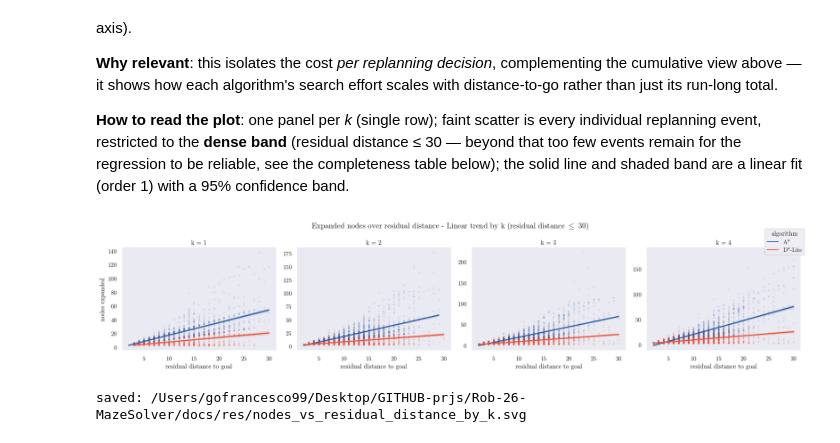
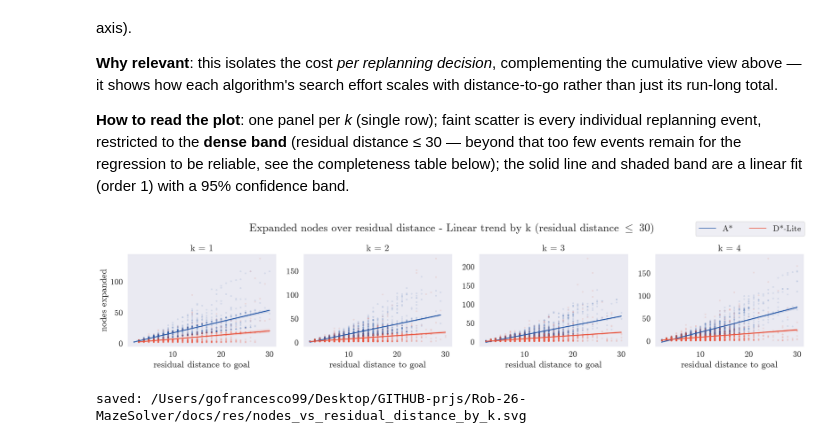
Before and after one commit to FrancescoGuarda/Rob-26-MazeSolver, a Jupyter notebook: notebooks/data_analysis.ipynb, the cells around one changed output. Saved outputs shown, nothing was run; the diff lists cells and outputs as text; code cells hidden in the pictures.

```diff
--- a/notebooks/data_analysis.ipynb
+++ b/notebooks/data_analysis.ipynb
@@ -219,36 +219,36 @@ for rid in rep_runs:
     log = raw_logs[rid]
     for e in log["replanning_events"]:
         ev_rows.append({
             "goal_count": log["goal_count"],
             "algorithm": ALGO_LABEL[log["algorithm"]],
             "residual_distance": e["residual_distance"],
             "nodes_expanded": e["nodes_expanded"],
         })
 events = pd.DataFrame(ev_rows)
 events = events[events["residual_distance"] > 0]   # drop -1 (inf) and 0
 
 # Dense band: beyond ~30 events are too few, the tail isn't reliable.
 RESIDUAL_MAX = 30
 dense = events[events["residual_distance"] <= RESIDUAL_MAX]
 
 grid = sns.lmplot(
     data=dense, x="residual_distance", y="nodes_expanded",
     hue="algorithm", col="goal_count", col_wrap=4, order=1, ci=95,
     palette={"A*": ALGO_COLOR["astar"], "D*-Lite": ALGO_COLOR["dstar_lite"]},
     height=3.8, aspect=1.25, facet_kws={"sharey": False, "sharex": False},
     scatter_kws={"s": 6, "alpha": 0.08}, legend=False,
 )
 grid.set_axis_labels("residual distance to goal", "nodes expanded")
 grid.set_titles("k = {col_name}")
 legend_handles = [mlines.Line2D([], [], color=ALGO_COLOR[a], label=l)
                    for a, l in ALGO_LABEL.items()]
-grid.figure.legend(handles=legend_handles, title="algorithm",
-                    loc="upper right", bbox_to_anchor=(1.0, 1.05))
+grid.figure.legend(handles=legend_handles,
+                    loc="upper right", bbox_to_anchor=(0.993, 1.12), ncols=2)
 grid.figure.suptitle(
     rf"Expanded nodes over residual distance - Linear trend by k (residual distance $\leq$ {RESIDUAL_MAX})", y=1.08)
 plt.show()
 # %% [output]
-[figure, old version]
+[figure, new version]
 # %%
 grid.figure.savefig(FIGURES_DIR / "nodes_vs_residual_distance_by_k.svg", bbox_inches="tight")
 print(f"saved: {FIGURES_DIR / 'nodes_vs_residual_distance_by_k.svg'}")
```
Also changed, not shown: parts of 2 cells of this notebook, 10 other files.
